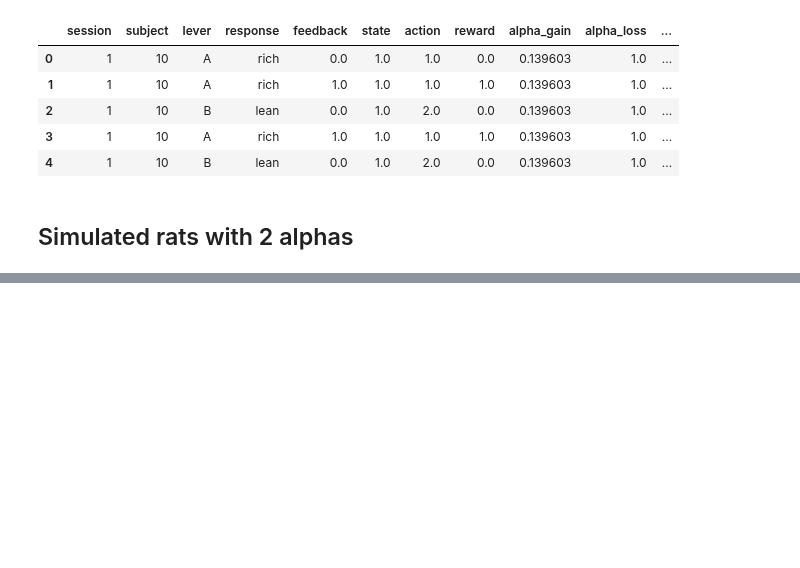
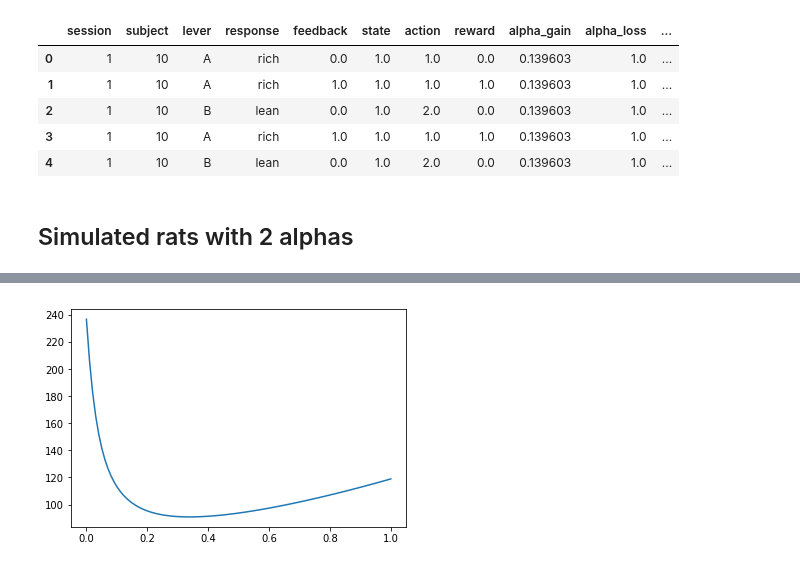
Before and after one commit to Maylibooyah69/RewardReversalPorject, a Jupyter notebook: MLE_2alpha.ipynb, the cells around one changed output, grey strips where cells are left out. Cells and saved outputs as stored; diff of their text form; code cells hidden in the pictures; blank space fills up the shorter version.

```diff
--- a/MLE_2alpha.ipynb
+++ b/MLE_2alpha.ipynb
@@ -386,0 +432,8 @@ helper_func_2alpha(params=(0,2,0,4,4),args=(actions,rewards))
+# %%
+# plot likelihood versus alphaL
+alphaL_list = np.linspace(0,1,100)
+ll_list = [neg_log_likelihood_sigQ_2alpha_simulated(0.2,i,4,actions,rewards) for i in alphaL_list]
+plt.plot(alphaL_list,ll_list)
+plt.show()
+# %% [output]
+[figure, added]
```
Also changed, not shown: parts of 12 cells of this notebook, 1 other file.
